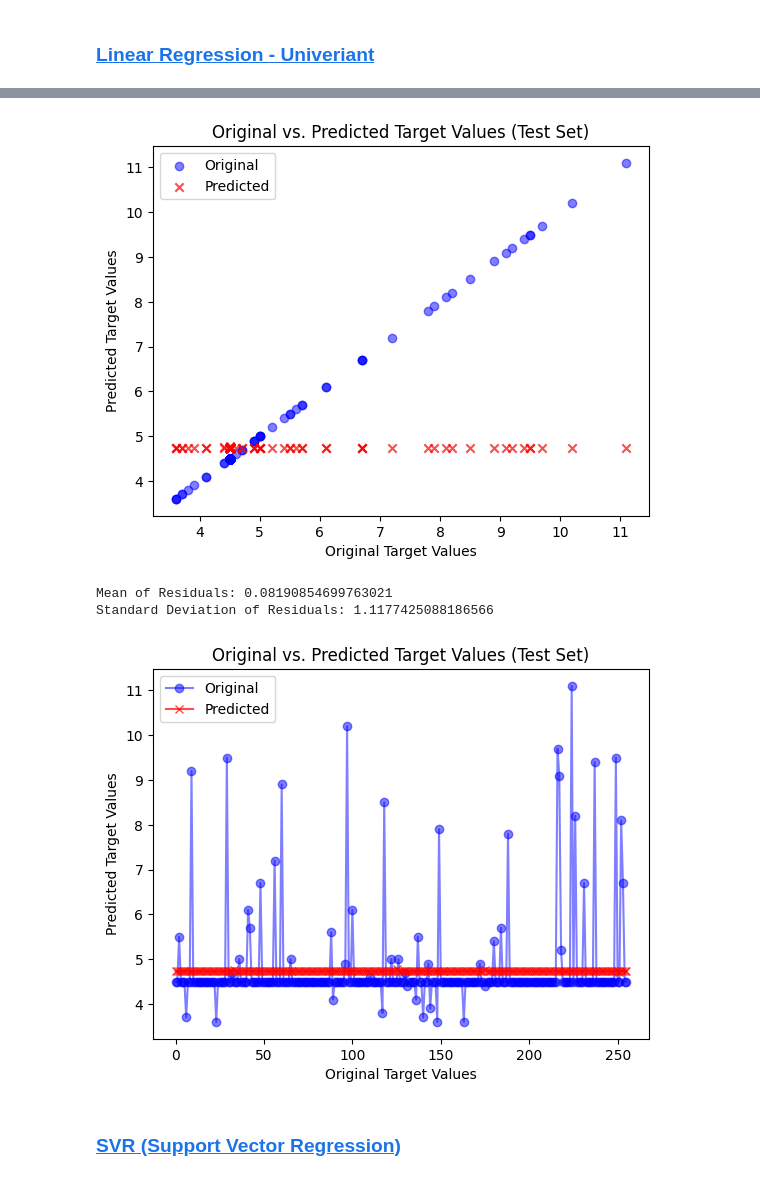
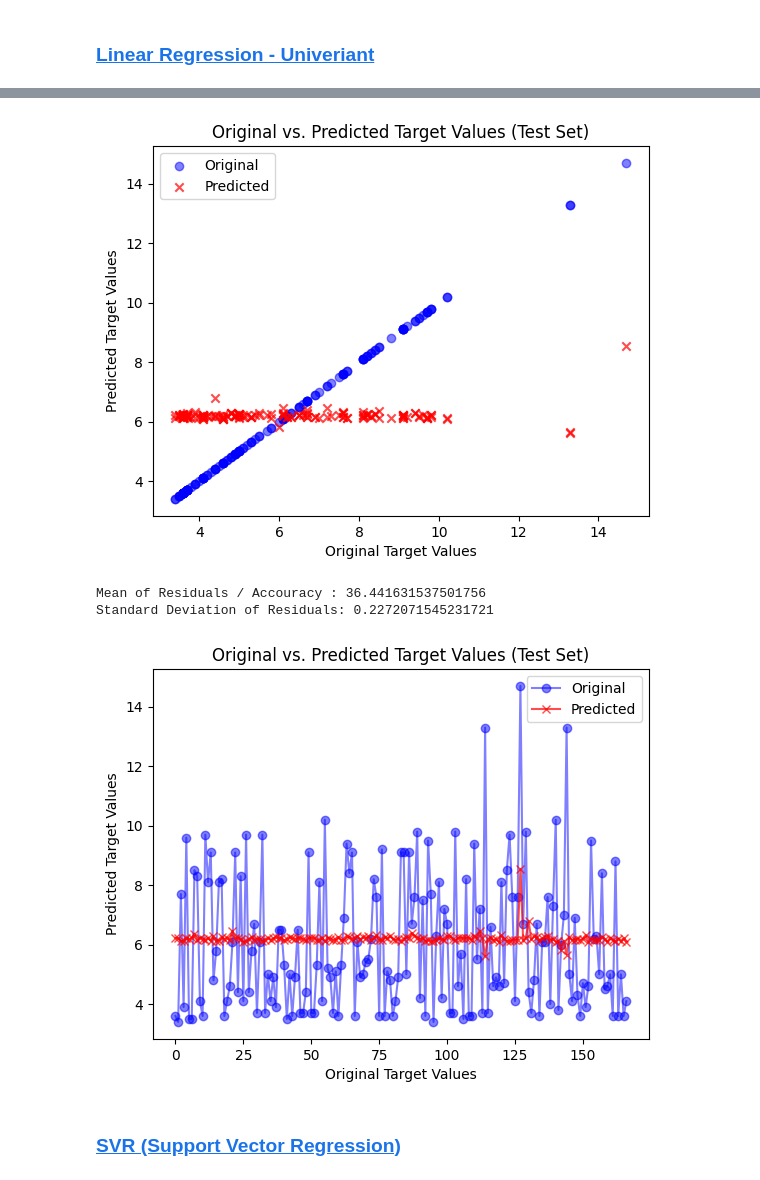
Before and after one commit to Suraj6E/RegressionAnalysis_USD, a Jupyter notebook: DataCleanUP.ipynb, the cells around one changed output, grey strips where cells are left out. Cells and saved outputs as stored; diff of their text form; code cells hidden in the pictures.

```diff
--- a/DataCleanUP.ipynb
+++ b/DataCleanUP.ipynb
@@ -149,19 +173,24 @@ final_df["unemployment"] = UnemploymentRate["actual"]
 
 #comnine datasets
 final_df = getMergedDf(final_df, InitialJoblessClaims, "InitialJoblessClaims")
+final_df = getMergedDf(final_df, IndustrialProduction, "IndustrialProduction")
+final_df = getMergedDf(final_df, AverageHourlyEarnings, "AverageHourlyEarnings")
+final_df = getMergedDf(final_df, RetailSales, "RetailSales")
+final_df = getMergedDf(final_df, ManufacturingNewOrdersIndex, "ManufacturingNewOrdersIndex")
+final_df = getMergedDf(final_df, ISMManufacturing, "ISMManufacturing")
+
+#clean interest rate and convert
+InterestRate.drop('periodDateUtc', axis=1)
+InterestRate['dateUtc'] = pd.to_datetime(InterestRate['dateUtc'], utc=True)
+InterestRate['periodDateUtc'] = pd.to_datetime(InterestRate['dateUtc'].dt.strftime('%Y-%m-01'))
+final_df = getMergedDf(final_df, InterestRate, "InterestRate")
 
 # final_df = getMergedDf(final_df, ManufacturingPMI, "ManufacturingPMI")
 # final_df = getMergedDf(final_df, ServicesPMI, "ServicesPMI")
-# final_df = getMergedDf(final_df, IndustrialProduction, "IndustrialProduction")
-# final_df = getMergedDf(final_df, AverageHourlyEarnings, "AverageHourlyEarnings")
-# final_df = getMergedDf(final_df, RetailSales, "RetailSales")
 # final_df = getMergedDf(final_df, ManufacturingPricesPaid, "ManufacturingPricesPaid")
 # final_df = getMergedDf(final_df, CompositePMI, "CompositePMI")
 # final_df = getMergedDf(final_df, FactoryOrders, "FactoryOrders")
 # final_df = getMergedDf(final_df, ManufacturingEmploymentIndex, "ManufacturingEmploymentIndex")
-# final_df = getMergedDf(final_df, ManufacturingNewOrdersIndex, "ManufacturingNewOrdersIndex")
-# final_df = getMergedDf(final_df, ISMManufacturing, "ISMManufacturing")
-# final_df = getMergedDf(final_df, InterestRate, "InterestRate")
 # final_df = getMergedDf(final_df, PersonalConsumption, "PersonalConsumption")
 # final_df = getMergedDf(final_df, DomesticProductPrice, "DomesticProductPrice")
 # final_df = getMergedDf(final_df, ISMServicesPMI, "ISMServicesPMI")
@@ -176,9 +205,10 @@ final_df = getMergedDf(final_df, InitialJoblessClaims, "InitialJoblessClaims")
 # final_df = getMergedDf(final_df, BuildingPermits, "BuildingPermits")
 # final_df = getMergedDf(final_df, JobCuts, "JobCuts")
 
-print(UnemploymentRate[["periodDateUtc","actual"]])
-print(InitialJoblessClaims[["periodDateUtc","actual"]])
+# print(UnemploymentRate[["periodDateUtc","actual"]])
+print(ISMManufacturing[["periodDateUtc","actual"]])
+print(InterestRate[["periodDateUtc","actual"]])
 
-final_df.head(20)
+final_df.tail(20)
 # %% [output]
             periodDateUtc  actual
@@ -792,35 +797,35 @@ Cost function (Mean Squared Error) on the test set: 1.2560573260914878
 # %%
 # Plot the original vs. predicted values for the test set
 plt.scatter(y_test, y_test, c='blue', label='Original', marker='o', alpha=0.5)
 plt.scatter(y_test, predictions, c='red', label='Predicted', marker='x', alpha=0.7)
 plt.xlabel('Original Target Values')
 plt.ylabel('Predicted Target Values')
 plt.title('Original vs. Predicted Target Values (Test Set)')
 plt.legend()
 plt.show()
 
 
-residuals = y_test - predictions
+residuals = abs((y_test - predictions)/ y_test)
 
 residual_mean = np.mean(residuals)
 residual_std = np.std(residuals)
 
-print("Mean of Residuals:", residual_mean)
+print("Mean of Residuals / Accouracy :", residual_mean*100)
 print("Standard Deviation of Residuals:", residual_std)
 
 # Plot the original vs. predicted values for the test set
 plt.plot(y_test, c='blue', label='Original', marker='o', alpha=0.5)
 plt.plot(predictions, c='red', label='Predicted', marker='x', alpha=0.7)
 plt.xlabel('Original Target Values')
 plt.ylabel('Predicted Target Values')
 plt.title('Original vs. Predicted Target Values (Test Set)')
 plt.legend()
 plt.show()
 # %% [output]
-[figure, old version]
+[figure, new version]
-Mean of Residuals: 0.08190854699763021
-Standard Deviation of Residuals: 1.1177425088186566
+Mean of Residuals / Accouracy : 36.441631537501756
+Standard Deviation of Residuals: 0.2272071545231721
-[figure, old version]
+[figure, new version]
 # %% [markdown]
 ### <a id='toc1_2_13_'></a>[SVR (Support Vector Regression)](#toc0_)
 # %%
```
Also changed, not shown: parts of 26 cells of this notebook.
